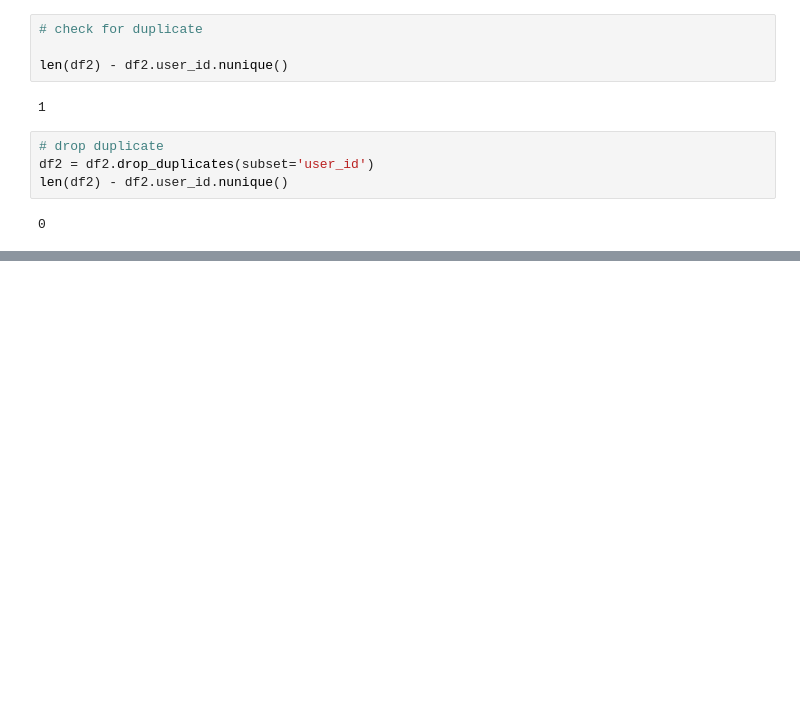
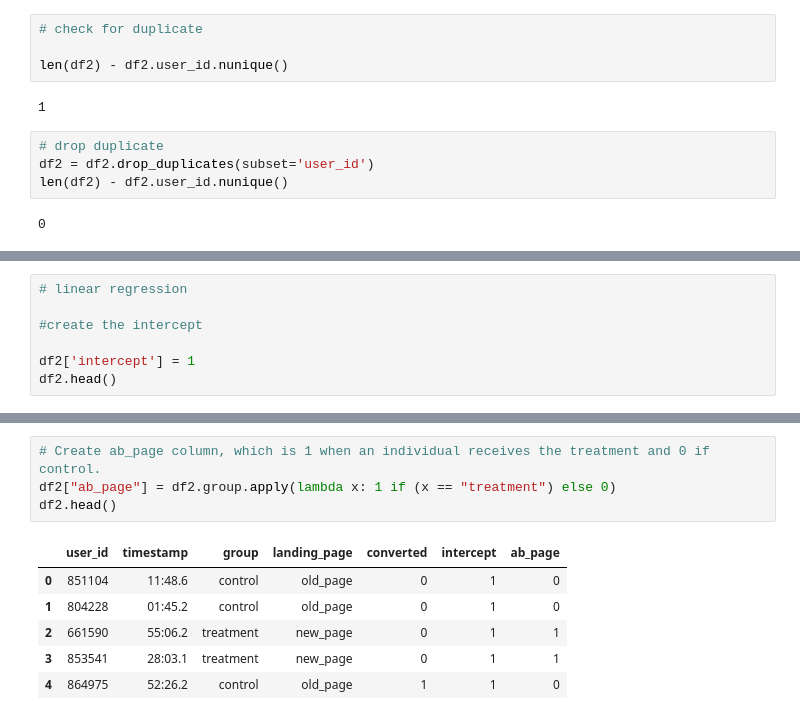
Before and after one commit to josephcabezas/New-Balance-AB-Testing, a Jupyter notebook: ecom_a_b_test.ipynb, the cells around one changed output, grey strips where cells are left out. Cells and saved outputs as stored; diff of their text form; blank space fills up the shorter version.

```diff
--- a/ecom_a_b_test.ipynb
+++ b/ecom_a_b_test.ipynb
@@ -177,0 +263,7 @@ len(df2) - df2.user_id.nunique()
+# %%
+# linear regression
+
+#create the intercept
+
+df2['intercept'] = 1
+df2.head()
@@ -177,0 +277,11 @@ len(df2) - df2.user_id.nunique()
+# %%
+# Create ab_page column, which is 1 when an individual receives the treatment and 0 if control.
+df2["ab_page"] = df2.group.apply(lambda x: 1 if (x == "treatment") else 0)
+df2.head()
+# %% [output]
+|  | user_id | timestamp | group | landing_page | converted | intercept | ab_page |
+| 0 | 851104 | 11:48.6 | control | old_page | 0 | 1 | 0 |
+| 1 | 804228 | 01:45.2 | control | old_page | 0 | 1 | 0 |
+| 2 | 661590 | 55:06.2 | treatment | new_page | 0 | 1 | 1 |
+| 3 | 853541 | 28:03.1 | treatment | new_page | 0 | 1 | 1 |
+| 4 | 864975 | 52:26.2 | control | old_page | 1 | 1 | 0 |
```
Also changed, not shown: parts of 21 cells of this notebook.
